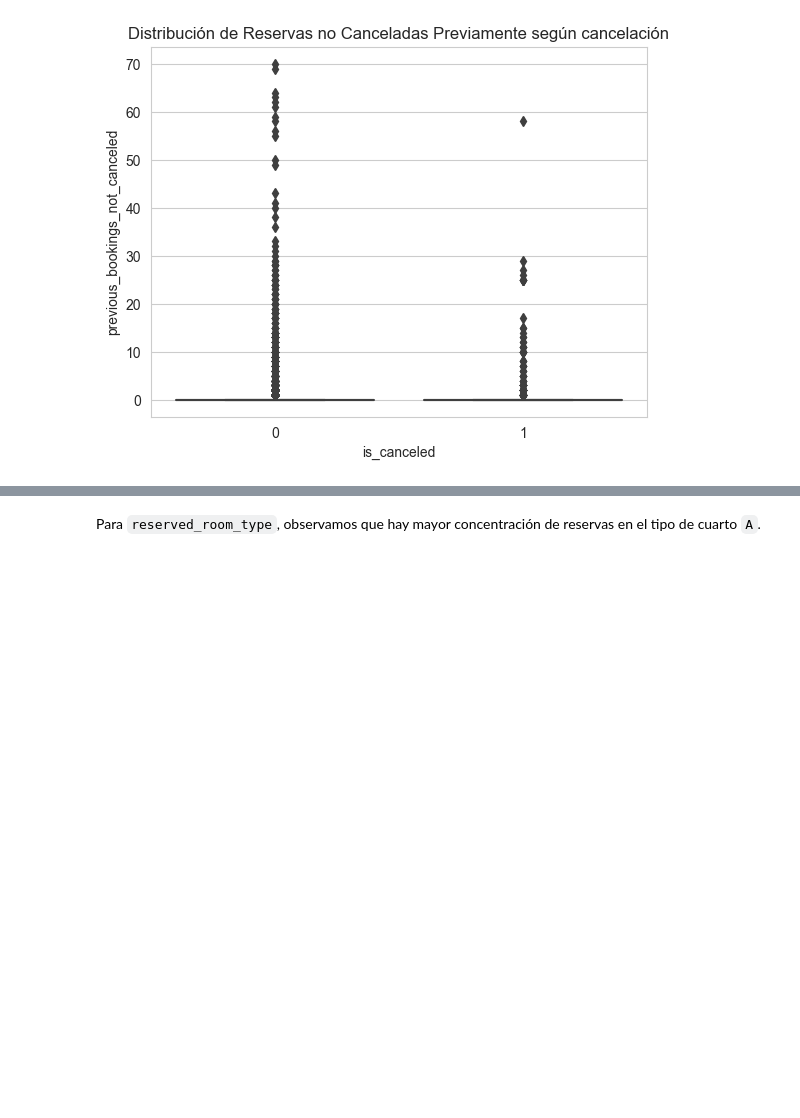
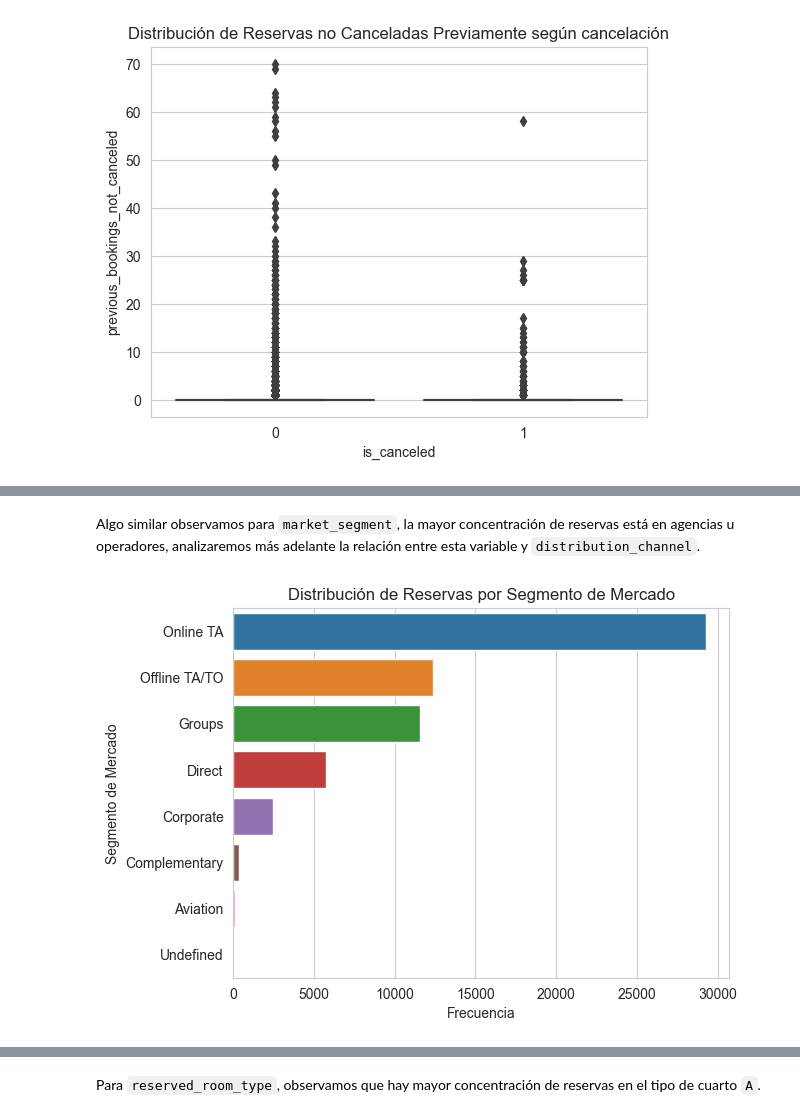
Before and after one commit to mrinkspot/Data-Science-and-Machine-Learning-Projects, a Jupyter notebook: notebook_tp.ipynb, the cells around one changed output, grey strips where cells are left out. Drawn from its saved outputs; the diff is of its cells as text; code cells hidden in the pictures; blank space fills up the shorter version.

```diff
--- a/notebook_tp.ipynb
+++ b/notebook_tp.ipynb
@@ -881,0 +911,17 @@ plt.show()
+# %% [markdown]
+Algo similar observamos para `market_segment`, la mayor concentración de reservas está en agencias u operadores, analizaremos más adelante la relación entre esta variable y `distribution_channel`.
+# %%
+market_segment_counts = ds_trabajo['market_segment'].value_counts().reset_index()
+market_segment_counts.columns = ['market_segment', 'count']
+
+market_segment_counts = market_segment_counts.sort_values(by='count', ascending=False)
+
+sns.barplot(x='count', y='market_segment', data=market_segment_counts)
+
+plt.xlabel('Frecuencia')
+plt.ylabel('Segmento de Mercado')
+plt.title('Distribución de Reservas por Segmento de Mercado')
+
+plt.show()
+# %% [output]
+[figure, added]
```
Also changed, not shown: parts of 6 cells of this notebook.
